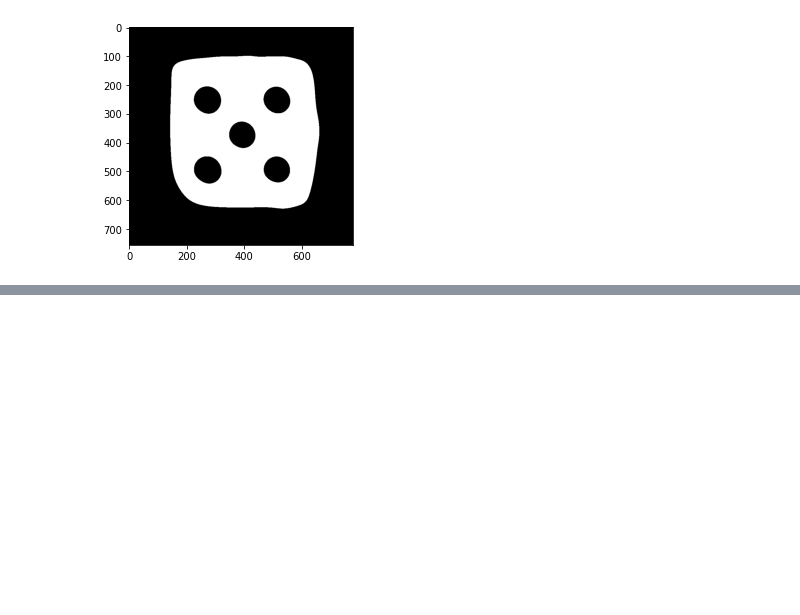
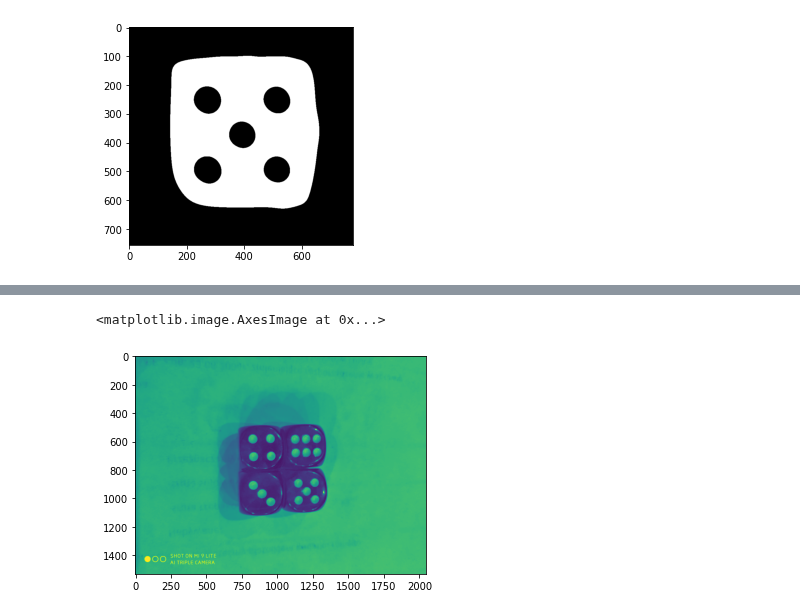
Before and after one commit to feliksczart/kck, a Jupyter notebook: Projekt/src/main.ipynb, the cells around one changed output, grey strips where cells are left out. Drawn from its saved outputs; the diff is of its cells as text; code cells hidden in the pictures; blank space fills up the shorter version.

```diff
--- a/Projekt/src/main.ipynb
+++ b/Projekt/src/main.ipynb
@@ -51,0 +74,6 @@ plt.imshow(latwe0, cmap='gray')
+# %%
+projekt1_grayscale = cv.cvtColor(projekt1, cv.COLOR_RGB2GRAY)
+plt.imshow(projekt1_grayscale)
+# %% [output]
+<matplotlib.image.AxesImage at 0x...>
+[figure, added]
```
Also changed, not shown: parts of 8 cells of this notebook.
